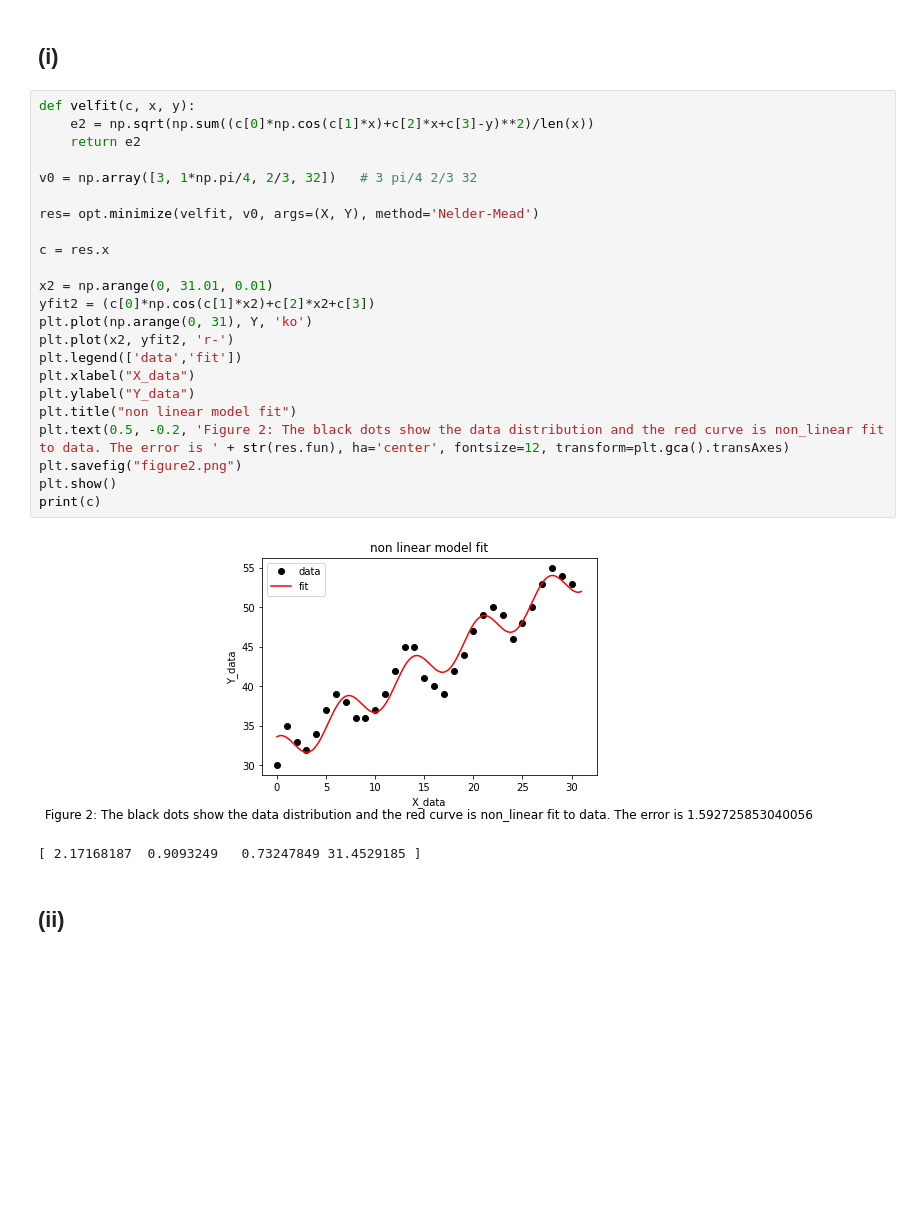
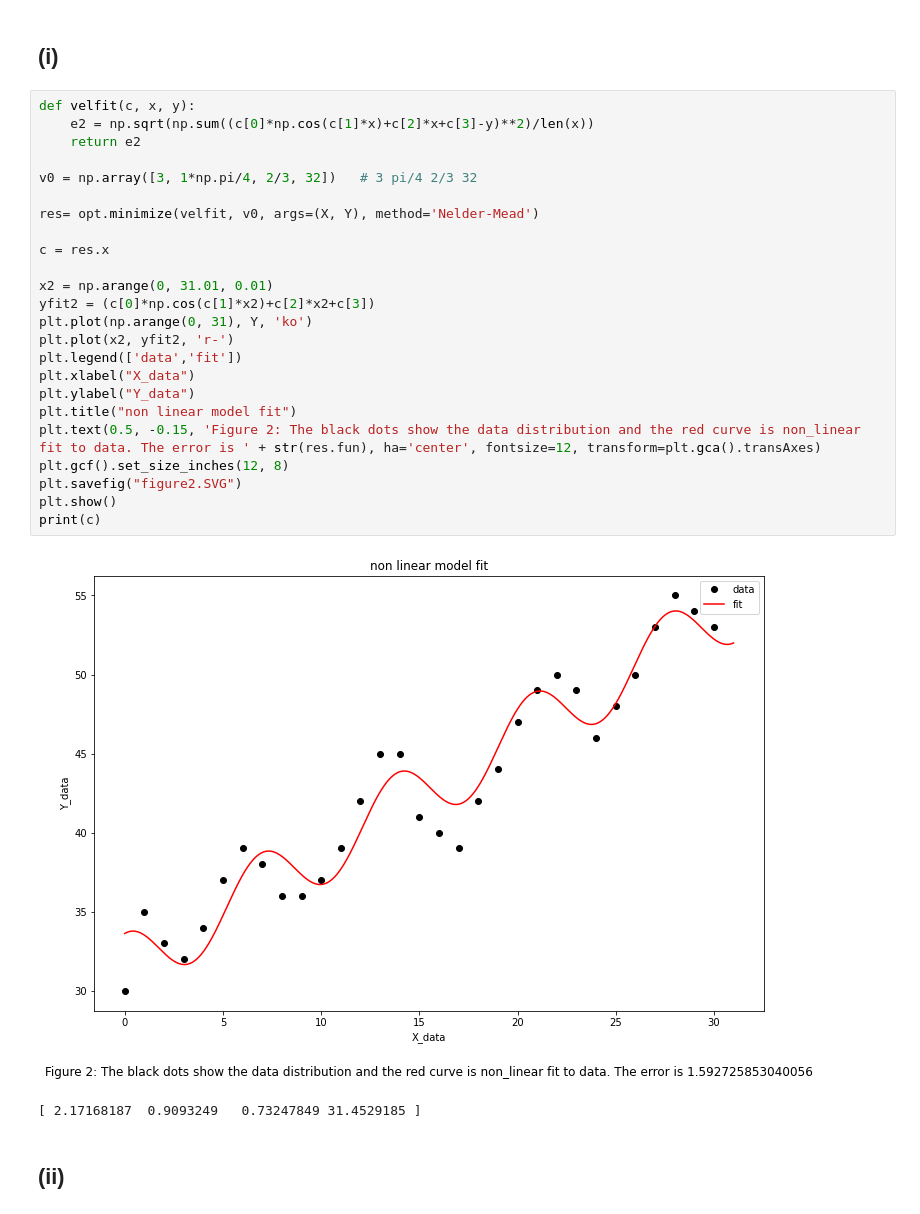
Before and after one commit to ZiwenLi0325/EE399, a Jupyter notebook: hw1/hw1.ipynb, the cells around one changed output. Cells and saved outputs as stored; diff of their text form; blank space fills up the shorter version.

```diff
--- a/hw1/hw1.ipynb
+++ b/hw1/hw1.ipynb
@@ -44,28 +45,29 @@ plt.show()
 # %%
 def velfit(c, x, y):
     e2 = np.sqrt(np.sum((c[0]*np.cos(c[1]*x)+c[2]*x+c[3]-y)**2)/len(x))
     return e2
 
 v0 = np.array([3, 1*np.pi/4, 2/3, 32])   # 3 pi/4 2/3 32
 
 res= opt.minimize(velfit, v0, args=(X, Y), method='Nelder-Mead')
 
 c = res.x
 
 x2 = np.arange(0, 31.01, 0.01)
 yfit2 = (c[0]*np.cos(c[1]*x2)+c[2]*x2+c[3])
 plt.plot(np.arange(0, 31), Y, 'ko')
 plt.plot(x2, yfit2, 'r-')
 plt.legend(['data','fit'])
 plt.xlabel("X_data")
 plt.ylabel("Y_data")
 plt.title("non linear model fit")
-plt.text(0.5, -0.2, 'Figure 2: The black dots show the data distribution and the red curve is non_linear fit to data. The error is ' + str(res.fun), ha='center', fontsize=12, transform=plt.gca().transAxes)
-plt.savefig("figure2.png")
+plt.text(0.5, -0.15, 'Figure 2: The black dots show the data distribution and the red curve is non_linear fit to data. The error is ' + str(res.fun), ha='center', fontsize=12, transform=plt.gca().transAxes)
+plt.gcf().set_size_inches(12, 8)
+plt.savefig("figure2.SVG")
 plt.show()
 print(c)
 # %% [output]
-[figure, old version]
+[figure, new version]
 [ 2.17168187  0.9093249   0.73247849 31.4529185 ]
 # %% [markdown]
 ## (ii)
```
Also changed, not shown: parts of 13 cells of this notebook, 1 other file.
